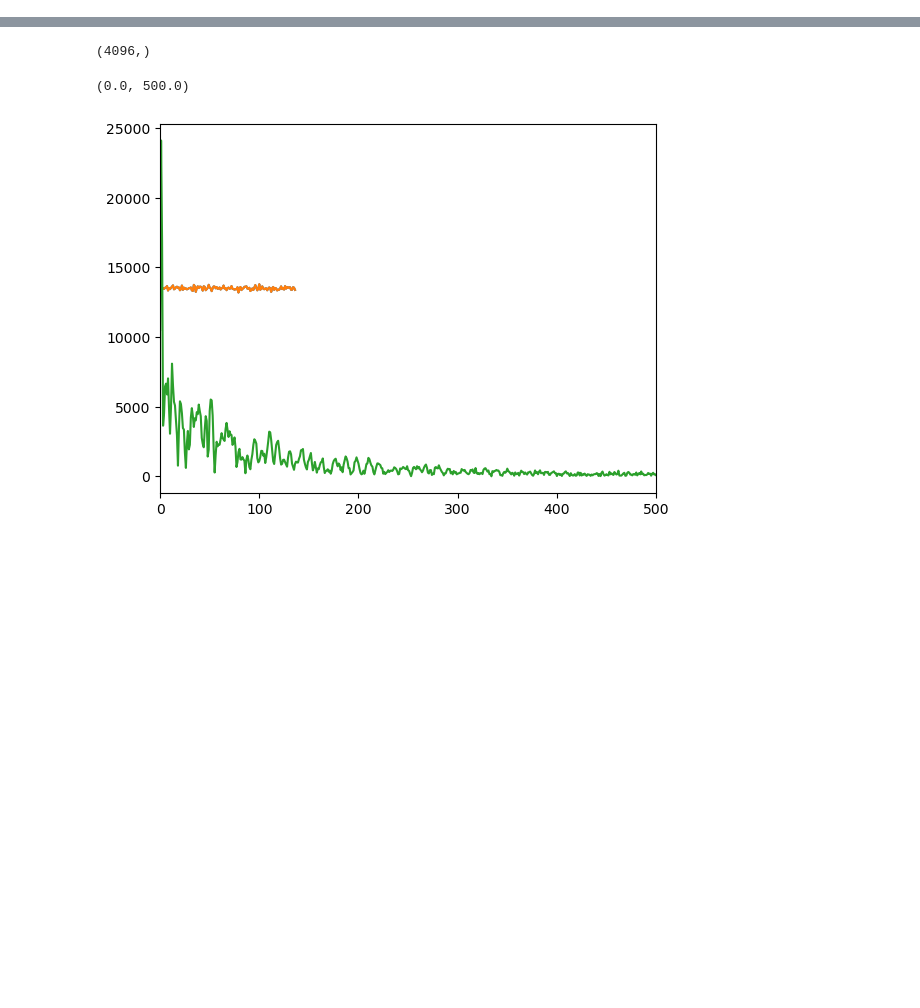
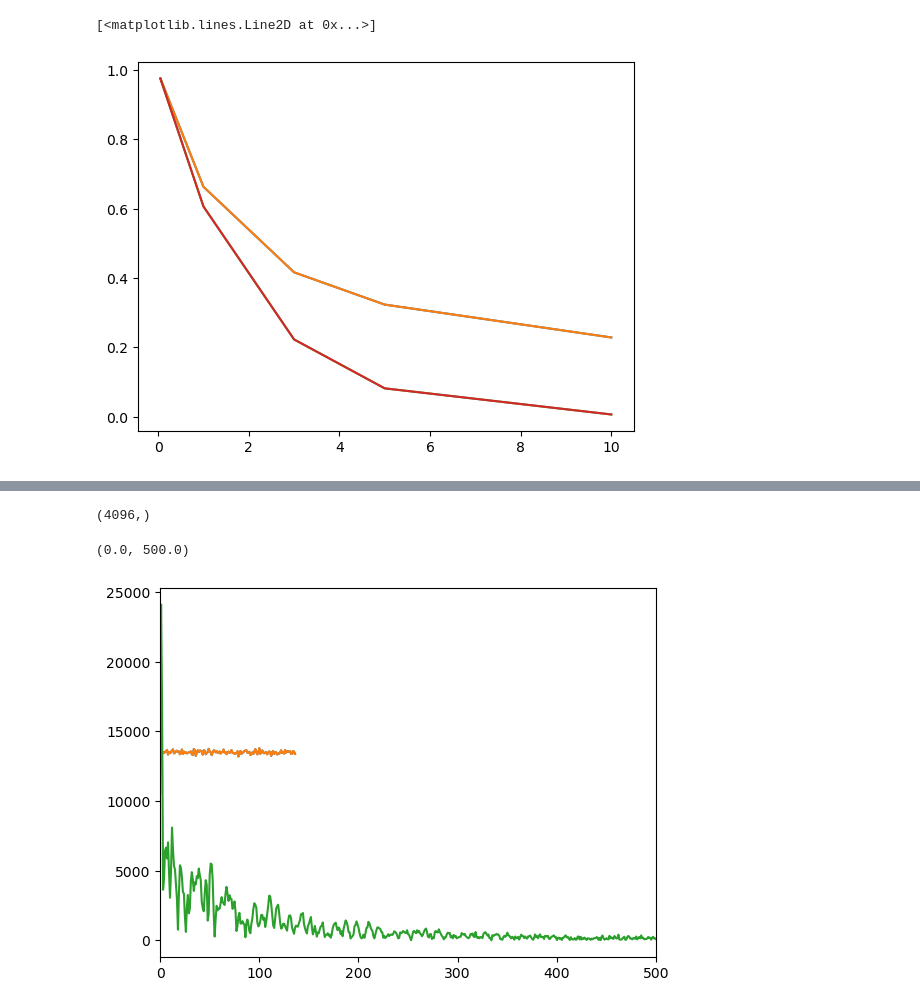
Before and after one commit to rita-o/dMRSI, a Jupyter notebook: scratch.ipynb, the cells around one changed output, grey strips where cells are left out. Cells and saved outputs as stored; diff of their text form; code cells hidden in the pictures; blank space fills up the shorter version.

```diff
--- a/scratch.ipynb
+++ b/scratch.ipynb
@@ -0,0 +126,18 @@
+# %%
+A_base = 1.5
+inc=1
+p_callaghan = [A_base, D_base]
+p_callaghan_inc = [A_base+inc, D_base]
+
+p_biexp = [A_base, .5, .5, 0.8]
+p_biexp_inc = [A_base+inc, .5, .5, 0.8]
+
+
+plt.plot(bvals,(model_callaghan(p_callaghan_inc,bvals)-model_callaghan(p_callaghan,bvals))/inc)
+plt.plot(bvals,model_callaghan_grad(p_callaghan,bvals)[0])
+
+plt.plot(bvals,(model_biexp(p_biexp_inc,bvals)-model_biexp(p_biexp,bvals))/inc)
+plt.plot(bvals, model_biexp_grad(p_biexp,bvals)[0])
+# %% [output]
+[<matplotlib.lines.Line2D at 0x...>]
+[figure, added]
```
Also changed, not shown: parts of 15 cells of this notebook, 25 other files.
